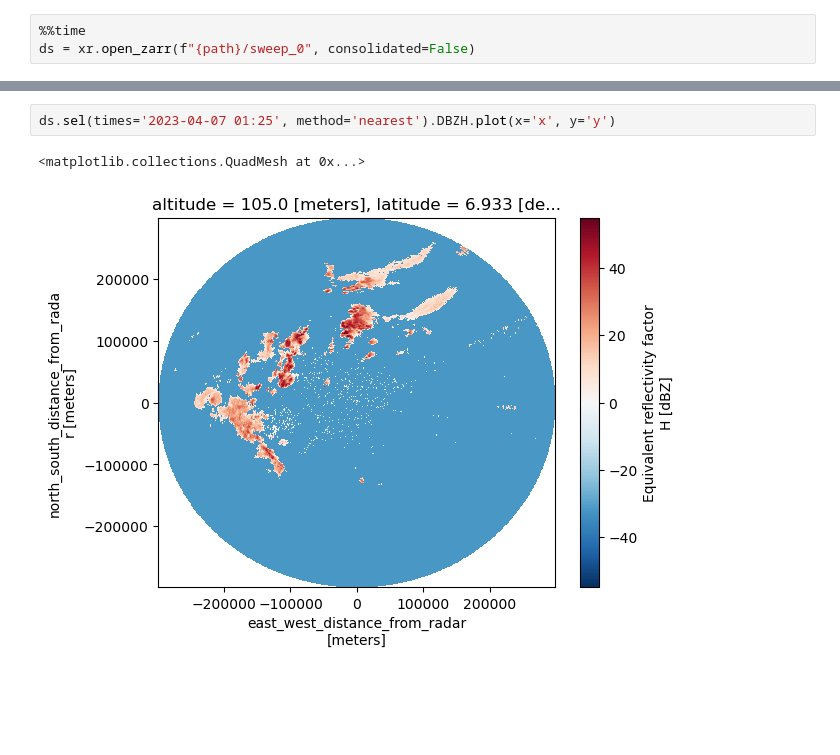
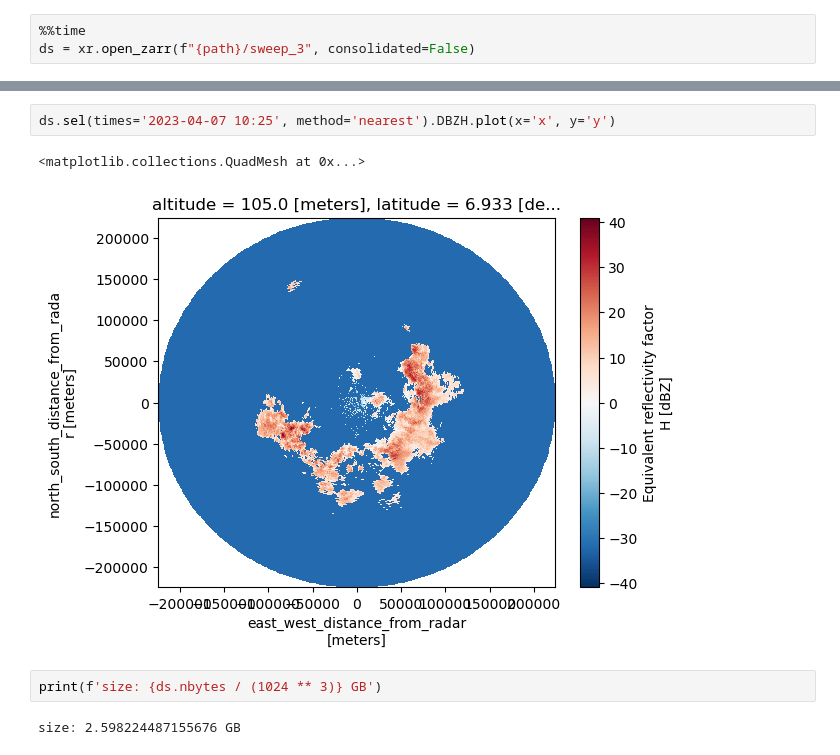
Before and after one commit to aladinor/raw2zarr, a Jupyter notebook: notebooks/appending_Zarr.ipynb, the cells around one changed output, grey strips where cells are left out. Saved outputs shown, nothing was run; the diff lists cells and outputs as text; blank space fills up the shorter version.

```diff
--- a/notebooks/appending_Zarr.ipynb
+++ b/notebooks/appending_Zarr.ipynb
@@ -29,4 +51,4 @@ dt['sweep_0'].sel(times='2023-04-07 01:25', method='nearest').DBZH.plot(x='x', y
 # %%
 %%time
-ds = xr.open_zarr(f"{path}/sweep_0", consolidated=False)
+ds = xr.open_zarr(f"{path}/sweep_3", consolidated=False)
 # %% [output]
@@ -35,5 +57,9 @@ Wall time: 259 ms
 # %%
-ds.sel(times='2023-04-07 01:25', method='nearest').DBZH.plot(x='x', y='y')
+ds.sel(times='2023-04-07 10:25', method='nearest').DBZH.plot(x='x', y='y')
 # %% [output]
 <matplotlib.collections.QuadMesh at 0x...>
-[figure, old version]
+[figure, new version]
+# %%
+print(f'size: {ds.nbytes / (1024 ** 3)} GB')
+# %% [output]
+size: 2.598224487155676 GB
```
Also changed, not shown: parts of 7 cells of this notebook, 2 other files.
